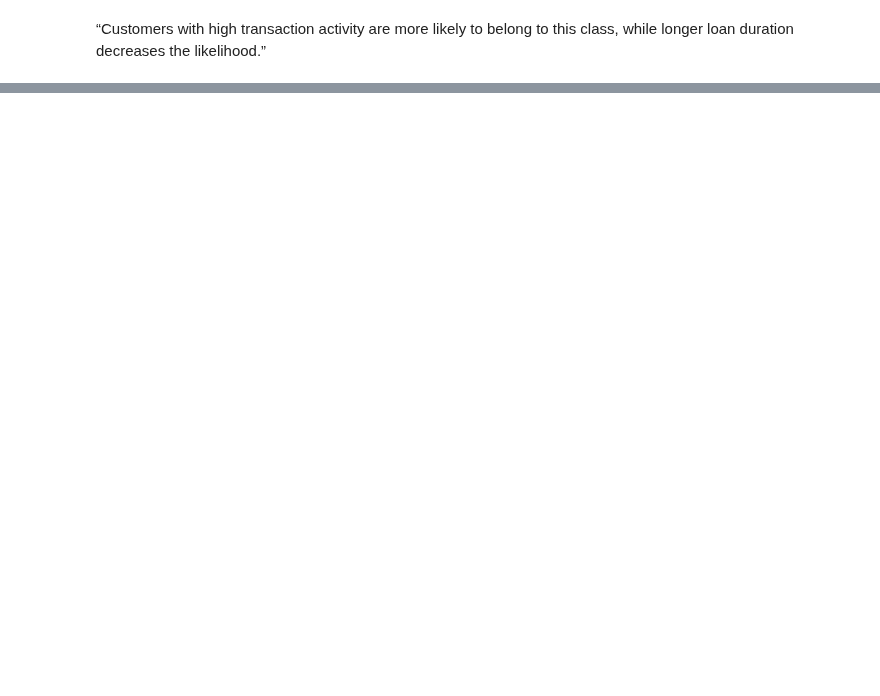
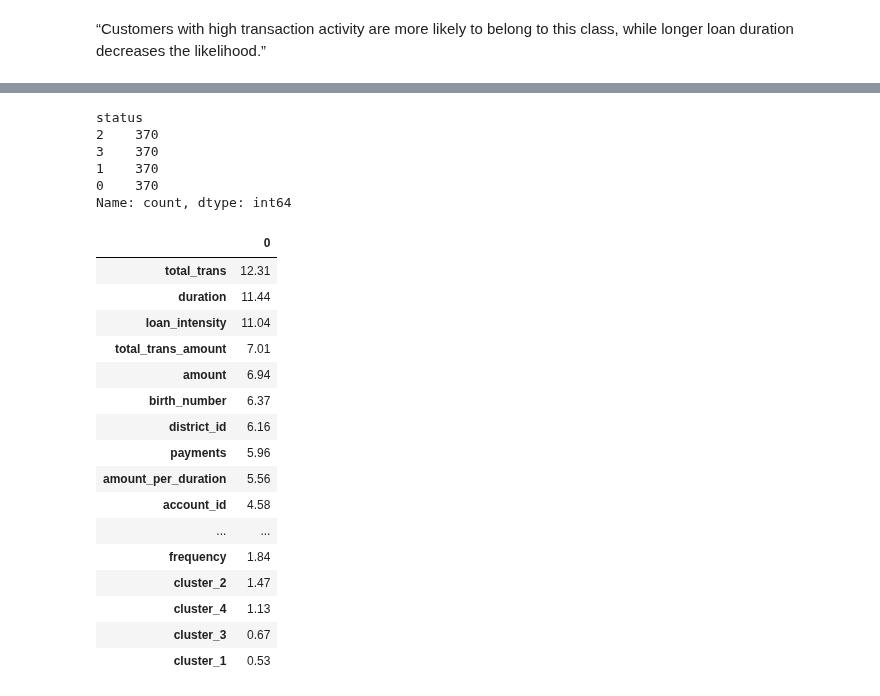
Before and after one commit to aetabid/fraud_detection, a Jupyter notebook: utku_project/final_data_looking.ipynb, the cells around one changed output, grey strips where cells are left out. Drawn from its saved outputs; the diff is of its cells as text; code cells hidden in the pictures; blank space fills up the shorter version.

```diff
--- a/utku_project/final_data_looking.ipynb
+++ b/utku_project/final_data_looking.ipynb
@@ -566,0 +575,5 @@ pd.DataFrame(logreg_model.coef_, columns=x_train_ss.columns)
+# %%
+x_train_ss,y_train = smote.fit_resample(x_train_ss,y_train)
+# %%
+rf_model = RandomForestClassifier(random_state=46,class_weight='balanced')
+rf_model.fit(x_train_ss,y_train)
@@ -566,0 +602,29 @@ pd.DataFrame(logreg_model.coef_, columns=x_train_ss.columns)
+# %%
+y_train.value_counts()
+# %% [output]
+status
+2    370
+3    370
+1    370
+0    370
+Name: count, dtype: int64
+# %%
+np.round(pd.DataFrame(rf_model.feature_importances_,rf_model.feature_names_in_)*100,2).sort_values(by=0,ascending=False)
+# %% [output]
+|  | 0 |
+| total_trans | 12.31 |
+| duration | 11.44 |
+| loan_intensity | 11.04 |
+| total_trans_amount | 7.01 |
+| amount | 6.94 |
+| birth_number | 6.37 |
+| district_id | 6.16 |
+| payments | 5.96 |
+| amount_per_duration | 5.56 |
+| account_id | 4.58 |
+| ... | ... |
+| frequency | 1.84 |
+| cluster_2 | 1.47 |
+| cluster_4 | 1.13 |
+| cluster_3 | 0.67 |
+| cluster_1 | 0.53 |
```
Also changed, not shown: parts of 29 cells of this notebook.
